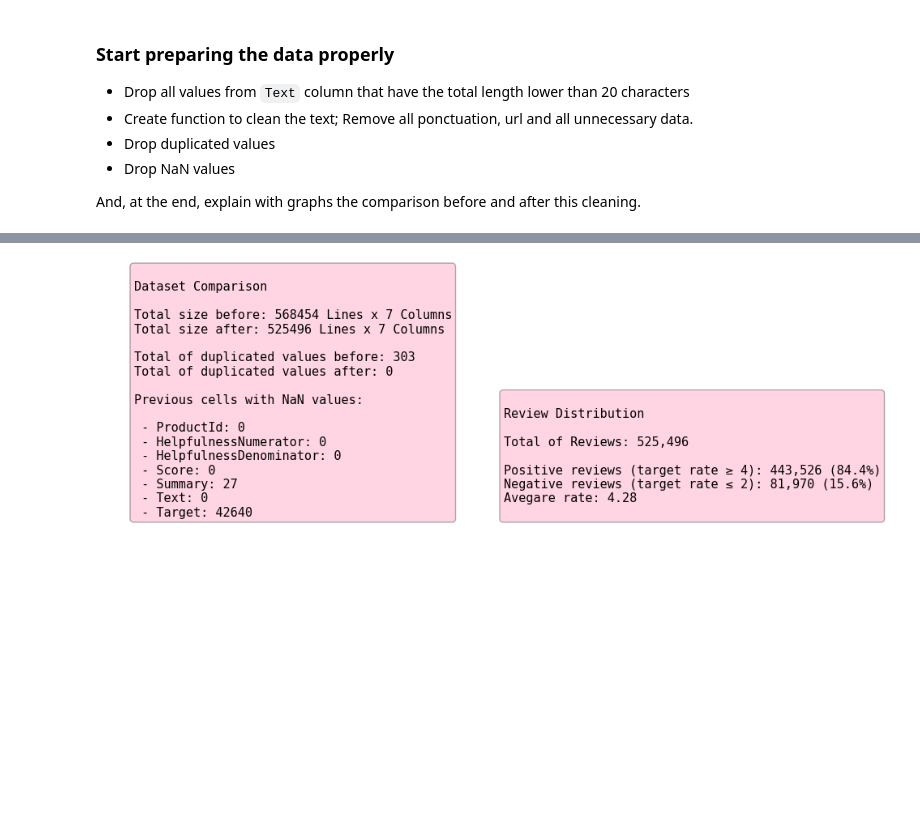
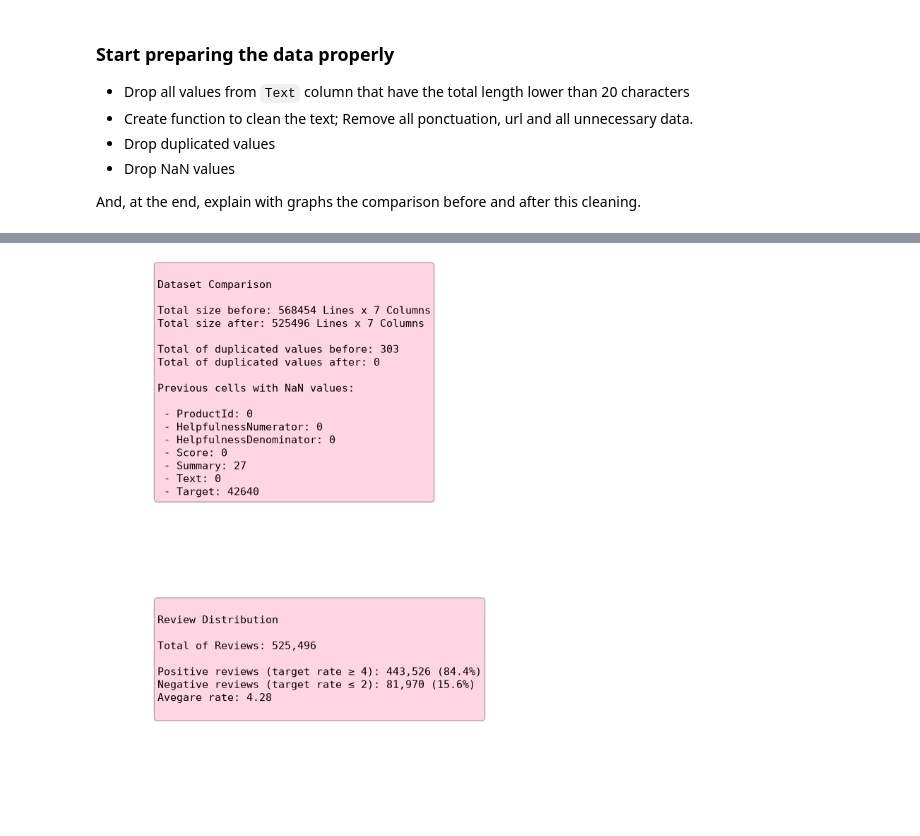
Before and after one commit to mariannebravo/feelings-review, a Jupyter notebook: src/step01_clean_and_prepare.ipynb, the cells around one changed output, grey strips where cells are left out. Drawn from its saved outputs; the diff is of its cells as text; code cells hidden in the pictures; blank space fills up the shorter version.

```diff
--- a/src/step01_clean_and_prepare.ipynb
+++ b/src/step01_clean_and_prepare.ipynb
@@ -9,10 +9,21 @@ import string
 import matplotlib.pyplot as plt
 import seaborn as sns
 
-path = kagglehub.dataset_download("snap/amazon-fine-food-reviews")
-csv_path = os.path.join(path, "Reviews.csv")
+feelings_review_dataset = '../utils/feelings_review/dataset/Reviews.csv'
+dataset_dir = os.path.dirname(feelings_review_dataset)
 
-df = pd.read_csv(csv_path, engine='python', on_bad_lines='skip')
+if not os.path.exists(feelings_review_dataset):
+    os.makedirs(dataset_dir, exist_ok=True)
+    print('Reviews.csv not found — downloading dataset from Kaggle (this may take a while)...')
+    path = kagglehub.dataset_download(
+        "snap/amazon-fine-food-reviews",
+        output_dir=dataset_dir,
+        force_download=True
+    )
+else:
+    print('Dataset already exists at', feelings_review_dataset, '- skipping download')
+
+df = pd.read_csv(feelings_review_dataset, engine='python', on_bad_lines='skip')
 
 pd.set_option('display.max_columns', None)
 pd.options.display.float_format = '{:.2f}'.format
@@ -38,7 +49,7 @@ display(df.head(10))
 skip = [ 0, 2, 3, 7 ]
 cols = [ i for i in range(len(df.columns)) if i not in skip ] # remove the columns that i'll not use
 
-df = pd.read_csv(csv_path, engine='python', on_bad_lines='skip', usecols=cols)
+df = pd.read_csv(feelings_review_dataset, engine='python', on_bad_lines='skip', usecols=cols)
 
 display(df.head(10))
 # %% [output]
@@ -166,9 +176,9 @@ display(df_clean.head())
 | 3 | B000UA0QIQ | 3 | 3 | 2 | Cough Medicine | if you are looking for the secret... | negative |
 | 4 | B006K2ZZ7K | 0 | 0 | 5 | Great taffy | great taffy at a great price ther... | positive |
 # %%
-plt.figure(figsize=(10, 6))
+plt.figure(figsize=(8, 8))
 
-plt.subplot(1, 2, 1)
+plt.subplot(2, 1, 1)
 plt.axis('off')
 
 previous_data_text = f"""
@@ -192,32 +202,32 @@ plt.text(
     previous_data_text,
     fontsize=11,
     family='monospace',
     bbox=dict(boxstyle='round', facecolor='#ff75a5', alpha=0.3)
   )
 
 
-plt.subplot(1, 2, 2)
+plt.subplot(2, 1, 2)
 plt.axis('off')
 
 review_rate_text = f"""
 Review Distribution
 
 Total of Reviews: {len(df_clean):,}
 
 Positive reviews (target rate ≥ 4): {(df_clean['Target'] == 'positive').sum():,} ({(df_clean['Target'] == 'positive').sum() / len(df_clean) * 100:.1f}%)
 Negative reviews (target rate ≤ 2): {(df_clean['Target'] == 'negative').sum():,} ({(df_clean['Target'] == 'negative').sum() / len(df_clean) * 100:.1f}%)
 Avegare rate: {df_clean['Score'].mean():.2f}
 """
 
 plt.text(
     0.1, 0.5,
     review_rate_text,
     fontsize=11,
     family='monospace',
     bbox=dict(boxstyle='round', facecolor='#ff75a5', alpha=0.3)
   )
 
 plt.tight_layout()
 plt.show()
 # %% [output]
-[figure, old version]
+[figure, new version]
```
Also changed, not shown: parts of 3 cells of this notebook.
